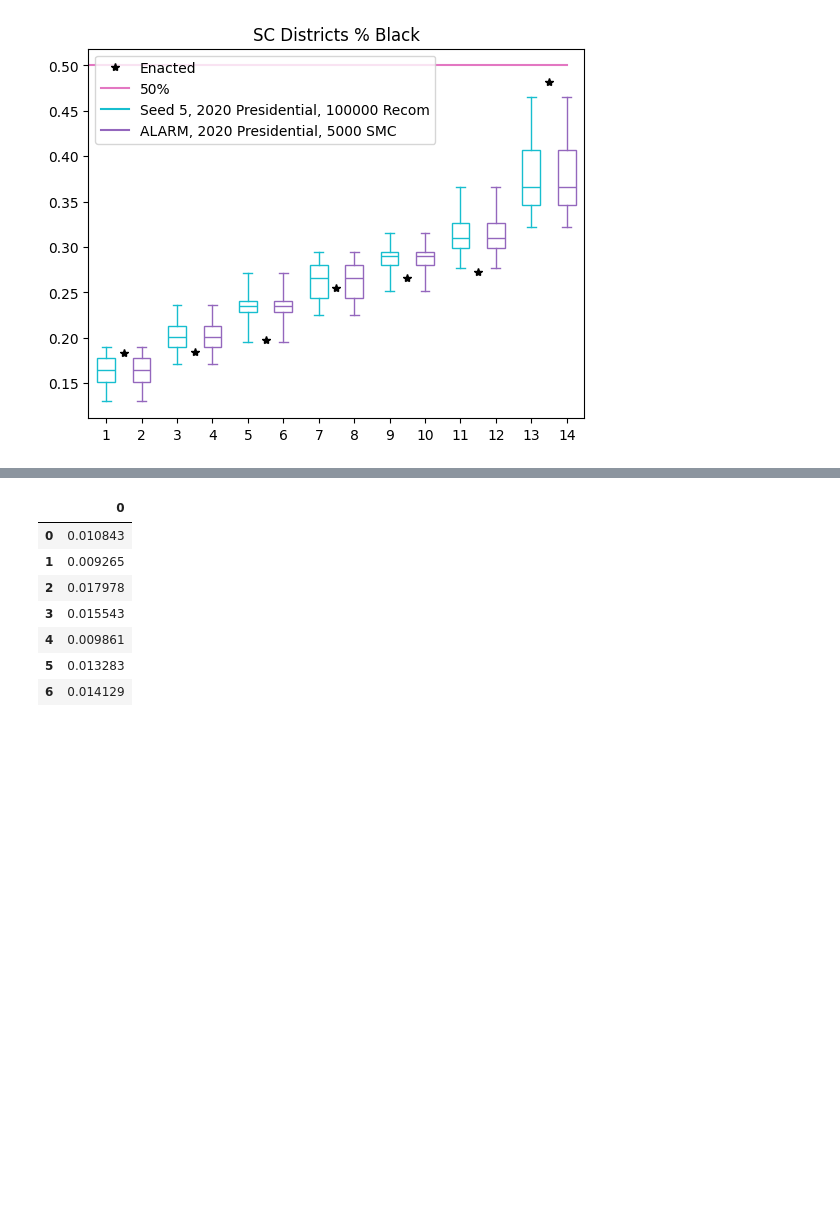
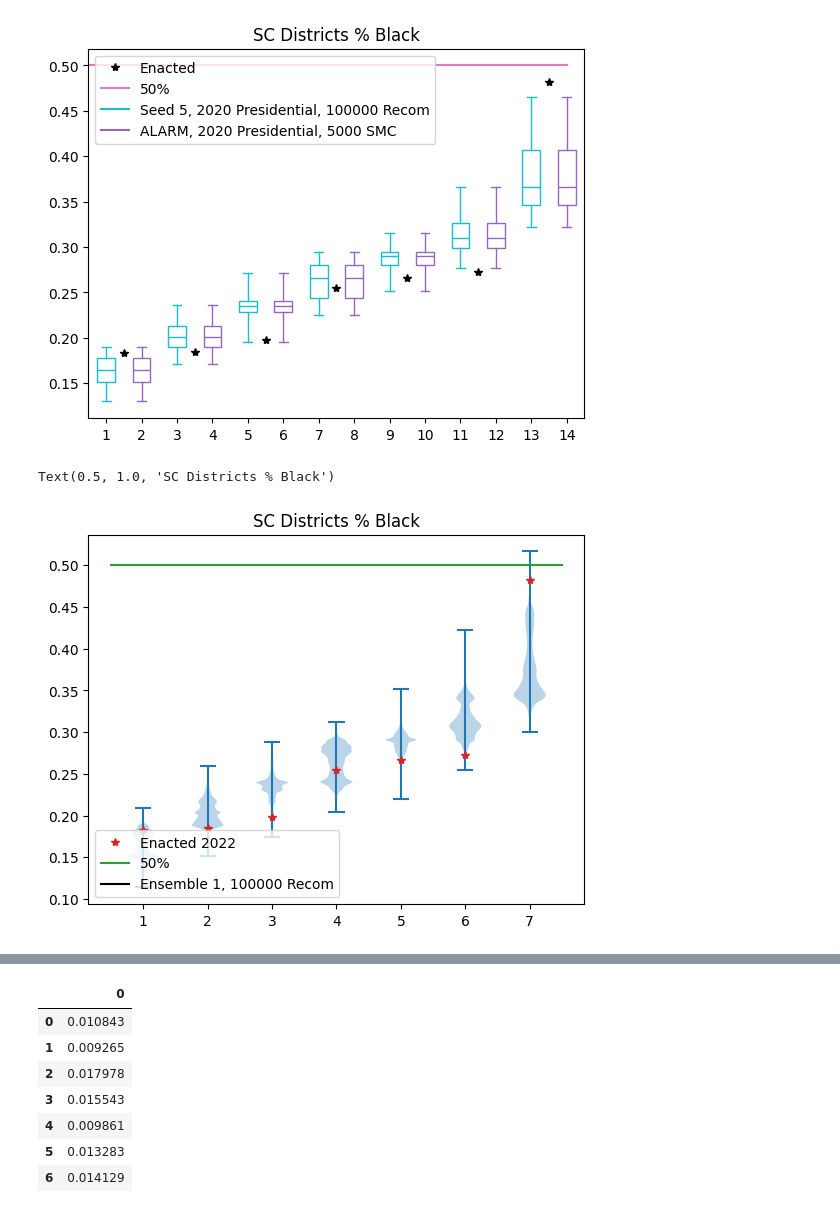
Before and after one commit to angela-moon/vra-analysis-south, a Jupyter notebook: SC/SC_Process_Ensemble_Outputs.ipynb, the cells around one changed output, grey strips where cells are left out. Drawn from its saved outputs; the diff is of its cells as text; code cells hidden in the pictures; blank space fills up the shorter version.

```diff
--- a/SC/SC_Process_Ensemble_Outputs.ipynb
+++ b/SC/SC_Process_Ensemble_Outputs.ipynb
@@ -527,3 +579,24 @@ plt.title("SC Districts % Black")
 # %% [output]
 Text(0.5, 1.0, 'SC Districts % Black')
 [figure]
+# %%
+plt.violinplot(
+    con_blackpercs
+)
+
+plt.plot(range(1,8),
+         sorted([0.1828165961087225,
+ 0.18492617005629175,
+ 0.19797997475993911,
+ 0.25449946333226225,
+ 0.2663038733124516,
+ 0.2726958300124814,
+ 0.4819280068798886]), "*",color="tab:red",label="Enacted 2022")
+
+plt.plot([0.5,7.5],[0.5,0.5],color="tab:green",label="50%")
+plt.plot([],[],color='black',label='Ensemble 1, 100000 Recom')
+plt.legend()
+plt.title("SC Districts % Black")
+# %% [output]
+Text(0.5, 1.0, 'SC Districts % Black')
+[figure, added]
```
Also changed, not shown: parts of 4 cells of this notebook, 31 other files.
